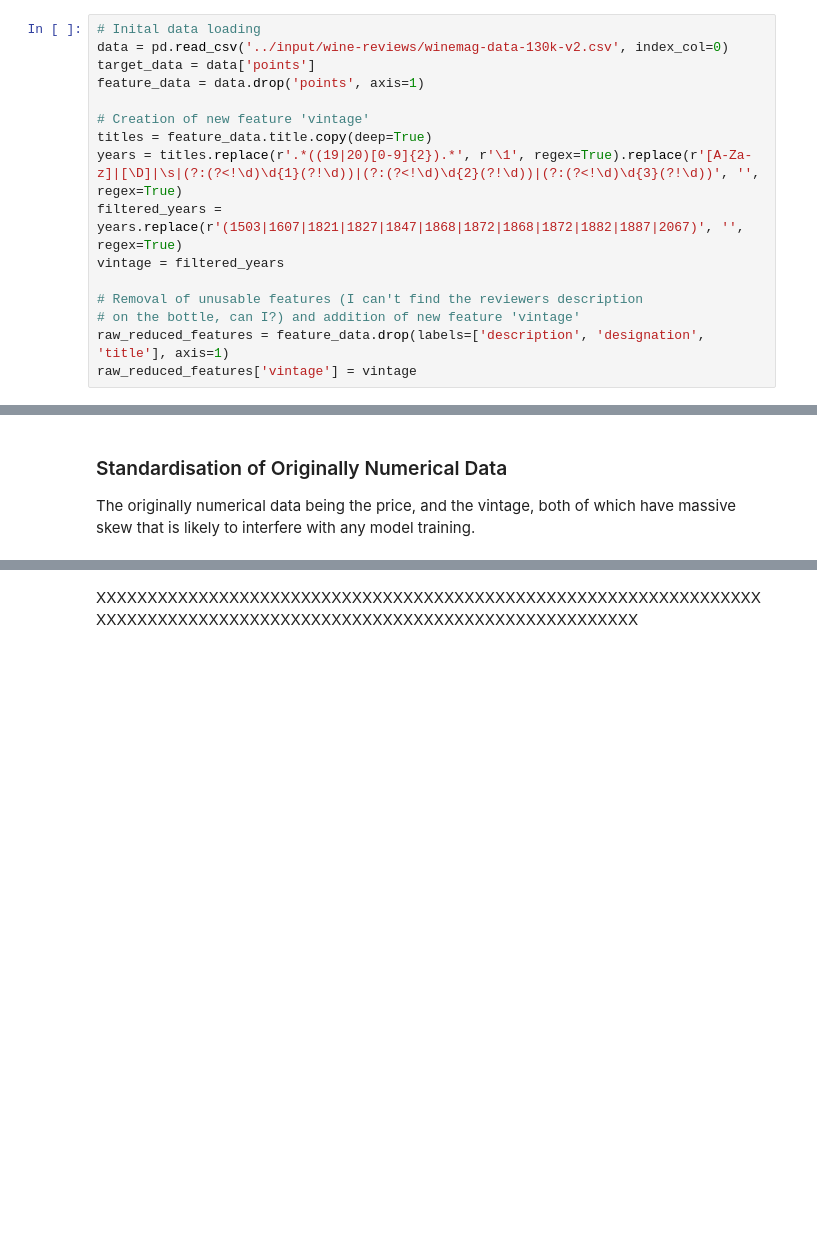
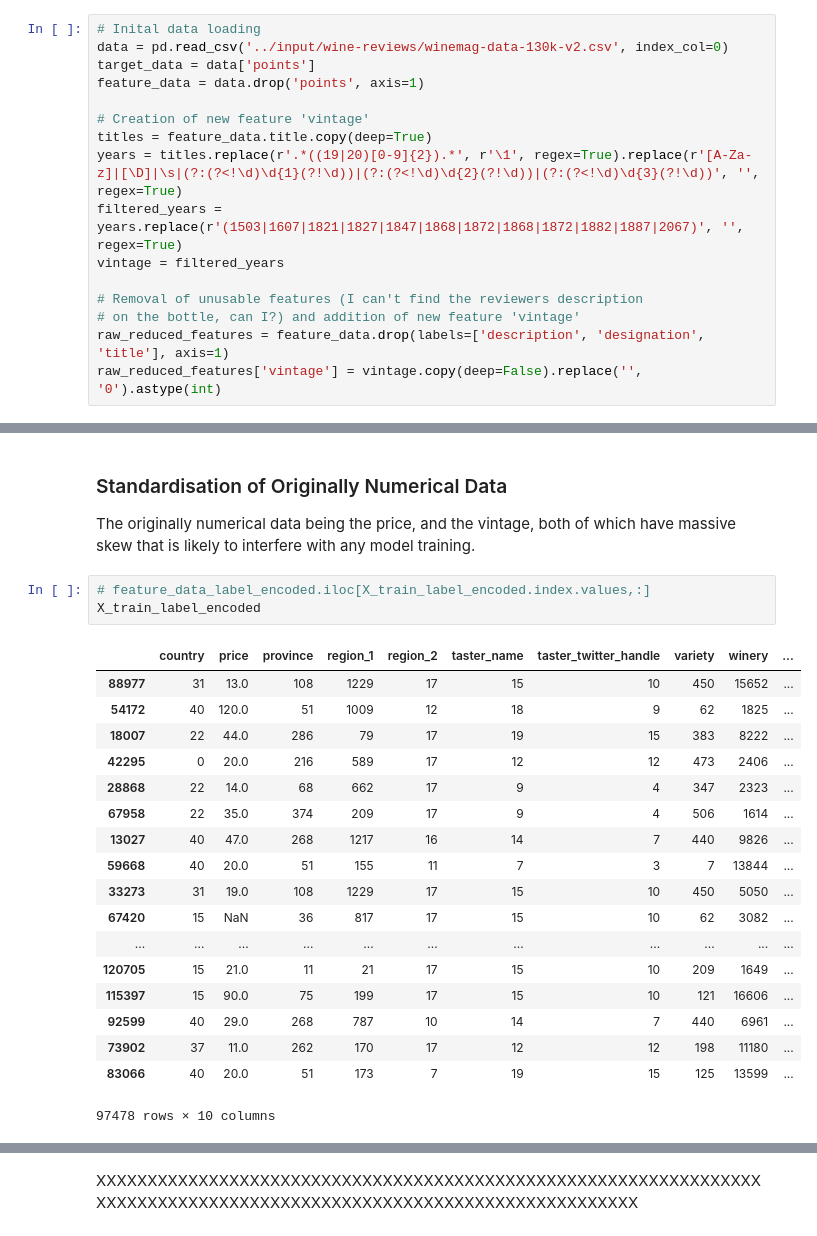
Before and after one commit to chorhatarahuduketuri/Wine-reviews, a Jupyter notebook: code/Wine Reviews Analysis.ipynb, the cells around one changed output, grey strips where cells are left out. Cells and saved outputs as stored; diff of their text form; blank space fills up the shorter version.

```diff
--- a/code/Wine Reviews Analysis.ipynb
+++ b/code/Wine Reviews Analysis.ipynb
@@ -40,7 +48,7 @@ vintage = filtered_years
 # Removal of unusable features (I can't find the reviewers description
 # on the bottle, can I?) and addition of new feature 'vintage'
 raw_reduced_features = feature_data.drop(labels=['description', 'designation', 'title'], axis=1)
-raw_reduced_features['vintage'] = vintage
+raw_reduced_features['vintage'] = vintage.copy(deep=False).replace('', '0').astype(int)
 # %%
 # Separate out all the features so I can transform them individually,
 # and then put them back together into different datasets
@@ -256,3 +264,25 @@ X_train_mixed_encoding, X_test_mixed_encoding, y_train_mixed_encoding, y_test_mi
 # %% [markdown]
 ### Standardisation of Originally Numerical Data
 The originally numerical data being the price, and the vintage, both of which have massive skew that is likely to interfere with any model training.
+# %%
+# feature_data_label_encoded.iloc[X_train_label_encoded.index.values,:]
+X_train_label_encoded
+# %% [output]
+|  | country | price | province | region_1 | region_2 | taster_name | taster_twitter_handle | variety | winery | ... |
+| 88977 | 31 | 13.0 | 108 | 1229 | 17 | 15 | 10 | 450 | 15652 | ... |
+| 54172 | 40 | 120.0 | 51 | 1009 | 12 | 18 | 9 | 62 | 1825 | ... |
+| 18007 | 22 | 44.0 | 286 | 79 | 17 | 19 | 15 | 383 | 8222 | ... |
+| 42295 | 0 | 20.0 | 216 | 589 | 17 | 12 | 12 | 473 | 2406 | ... |
+| 28868 | 22 | 14.0 | 68 | 662 | 17 | 9 | 4 | 347 | 2323 | ... |
+| 67958 | 22 | 35.0 | 374 | 209 | 17 | 9 | 4 | 506 | 1614 | ... |
+| 13027 | 40 | 47.0 | 268 | 1217 | 16 | 14 | 7 | 440 | 9826 | ... |
+| 59668 | 40 | 20.0 | 51 | 155 | 11 | 7 | 3 | 7 | 13844 | ... |
+| 33273 | 31 | 19.0 | 108 | 1229 | 17 | 15 | 10 | 450 | 5050 | ... |
+| 67420 | 15 | NaN | 36 | 817 | 17 | 15 | 10 | 62 | 3082 | ... |
+| ... | ... | ... | ... | ... | ... | ... | ... | ... | ... | ... |
+| 120705 | 15 | 21.0 | 11 | 21 | 17 | 15 | 10 | 209 | 1649 | ... |
+| 115397 | 15 | 90.0 | 75 | 199 | 17 | 15 | 10 | 121 | 16606 | ... |
+| 92599 | 40 | 29.0 | 268 | 787 | 10 | 14 | 7 | 440 | 6961 | ... |
+| 73902 | 37 | 11.0 | 262 | 170 | 17 | 12 | 12 | 198 | 11180 | ... |
+| 83066 | 40 | 20.0 | 51 | 173 | 7 | 19 | 15 | 125 | 13599 | ... |
+97478 rows × 10 columns
```
Also changed, not shown: parts of 5 cells of this notebook.
